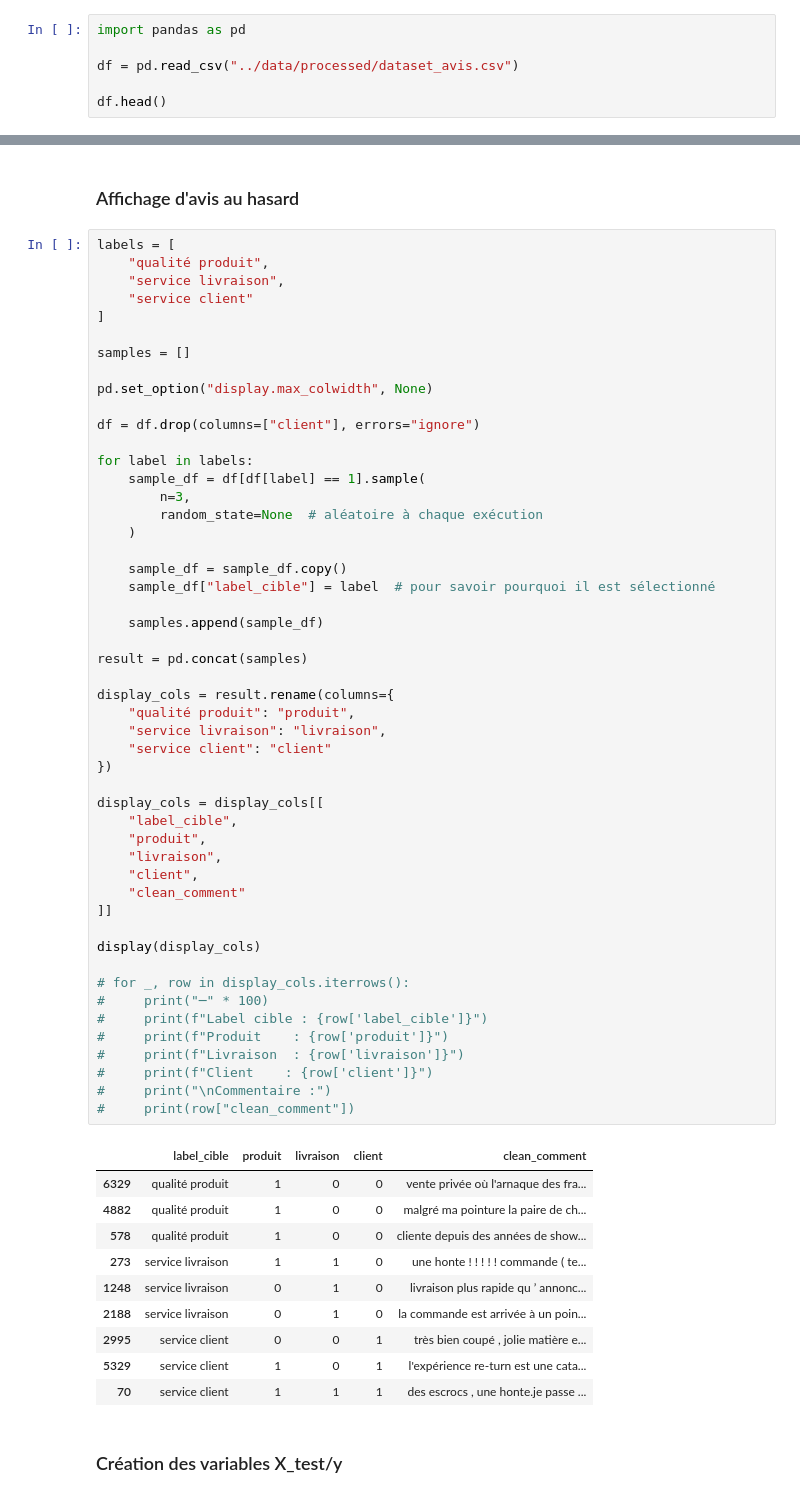
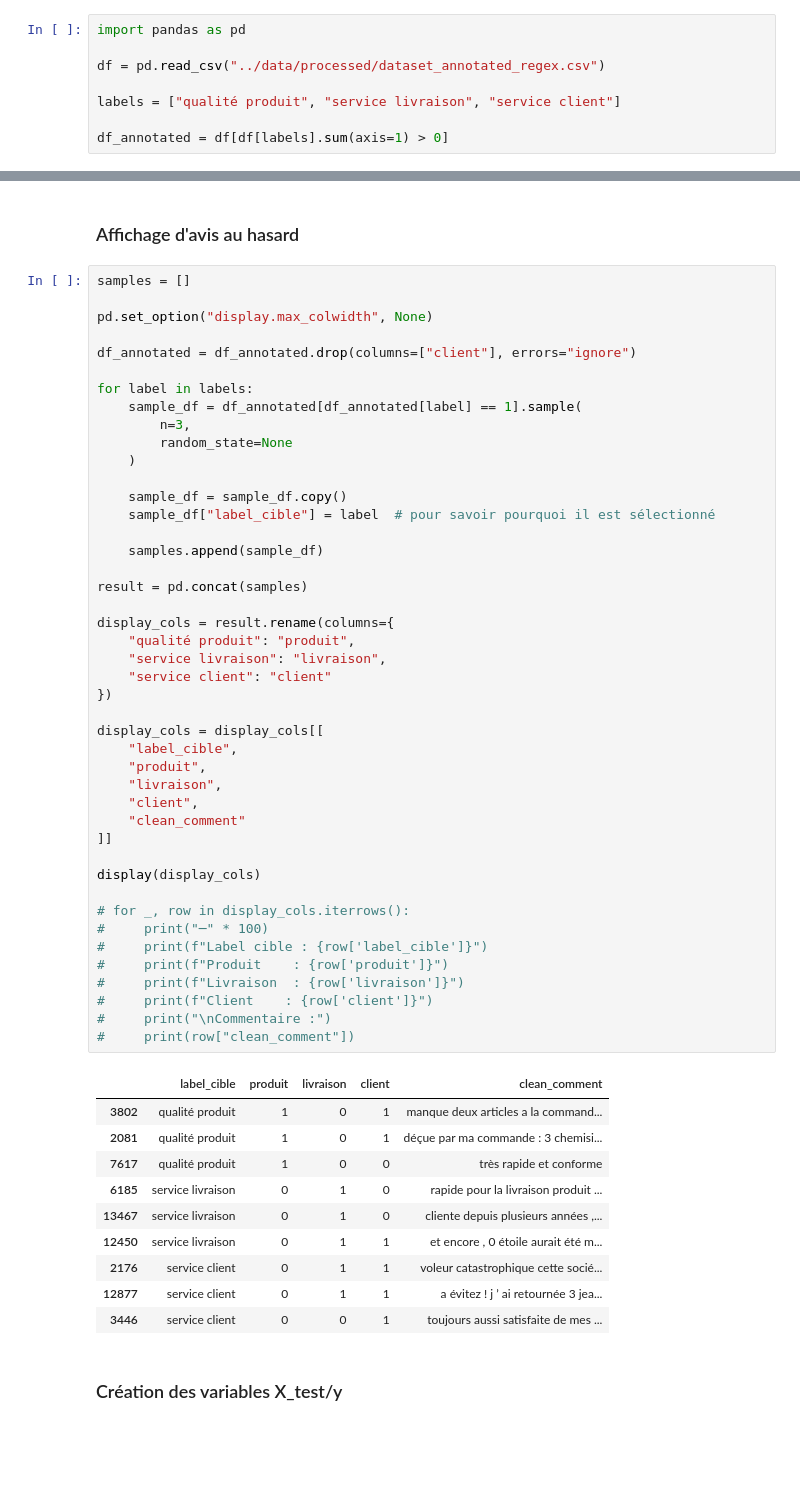
Before and after one commit to laurinecharbonnier/trustpilot, a Jupyter notebook: notebooks/LogisticRegression.ipynb, the cells around one changed output, grey strips where cells are left out. Cells and saved outputs as stored; diff of their text form; blank space fills up the shorter version.

```diff
--- a/notebooks/LogisticRegression.ipynb
+++ b/notebooks/LogisticRegression.ipynb
@@ -3,6 +3,8 @@
 # %%
 import pandas as pd
 
-df = pd.read_csv("../data/processed/dataset_avis.csv")
+df = pd.read_csv("../data/processed/dataset_annotated_regex.csv")
 
-df.head()
+labels = ["qualité produit", "service livraison", "service client"]
+
+df_annotated = df[df[labels].sum(axis=1) > 0]
@@ -32,22 +25,16 @@ class_distribution
 # %% [markdown]
 ### Affichage d'avis au hasard
 # %%
-labels = [
-    "qualité produit",
-    "service livraison",
-    "service client"
-]
-
 samples = []
 
 pd.set_option("display.max_colwidth", None)
 
-df = df.drop(columns=["client"], errors="ignore")
+df_annotated = df_annotated.drop(columns=["client"], errors="ignore")
 
 for label in labels:
-    sample_df = df[df[label] == 1].sample(
+    sample_df = df_annotated[df_annotated[label] == 1].sample(
         n=3,
-        random_state=None  # aléatoire à chaque exécution
+        random_state=None
     )
 
     sample_df = sample_df.copy()
@@ -56,42 +43,42 @@ for label in labels:
     samples.append(sample_df)
 
 result = pd.concat(samples)
 
 display_cols = result.rename(columns={
     "qualité produit": "produit",
     "service livraison": "livraison",
     "service client": "client"
 })
 
 display_cols = display_cols[[
     "label_cible",
     "produit",
     "livraison",
     "client",
     "clean_comment"
 ]]
 
 display(display_cols)
 
 # for _, row in display_cols.iterrows():
 #     print("─" * 100)
 #     print(f"Label cible : {row['label_cible']}")
 #     print(f"Produit    : {row['produit']}")
 #     print(f"Livraison  : {row['livraison']}")
 #     print(f"Client    : {row['client']}")
 #     print("\nCommentaire :")
 #     print(row["clean_comment"])
 # %% [output]
 |  | label_cible | produit | livraison | client | clean_comment |
-| 6329 | qualité produit | 1 | 0 | 0 | vente privée où l'arnaque des fra... |
-| 4882 | qualité produit | 1 | 0 | 0 | malgré ma pointure la paire de ch... |
-| 578 | qualité produit | 1 | 0 | 0 | cliente depuis des années de show... |
-| 273 | service livraison | 1 | 1 | 0 | une honte ! ! ! ! ! commande ( te... |
-| 1248 | service livraison | 0 | 1 | 0 | livraison plus rapide qu ’ annonc... |
-| 2188 | service livraison | 0 | 1 | 0 | la commande est arrivée à un poin... |
-| 2995 | service client | 0 | 0 | 1 | très bien coupé , jolie matière e... |
-| 5329 | service client | 1 | 0 | 1 | l'expérience re-turn est une cata... |
-| 70 | service client | 1 | 1 | 1 | des escrocs , une honte.je passe ... |
+| 3802 | qualité produit | 1 | 0 | 1 | manque deux articles a la command... |
+| 2081 | qualité produit | 1 | 0 | 1 | déçue par ma commande : 3 chemisi... |
+| 7617 | qualité produit | 1 | 0 | 0 | très rapide et conforme |
+| 6185 | service livraison | 0 | 1 | 0 | rapide pour la livraison produit ... |
+| 13467 | service livraison | 0 | 1 | 0 | cliente depuis plusieurs années ,... |
+| 12450 | service livraison | 0 | 1 | 1 | et encore , 0 étoile aurait été m... |
+| 2176 | service client | 0 | 1 | 1 | voleur catastrophique cette socié... |
+| 12877 | service client | 0 | 1 | 1 | a évitez ! j ’ ai retournée 3 jea... |
+| 3446 | service client | 0 | 0 | 1 | toujours aussi satisfaite de mes ... |
 # %% [markdown]
 ### Création des variables X_test/y
 # %%
```
Also changed, not shown: parts of 7 cells of this notebook, 3 other files.
